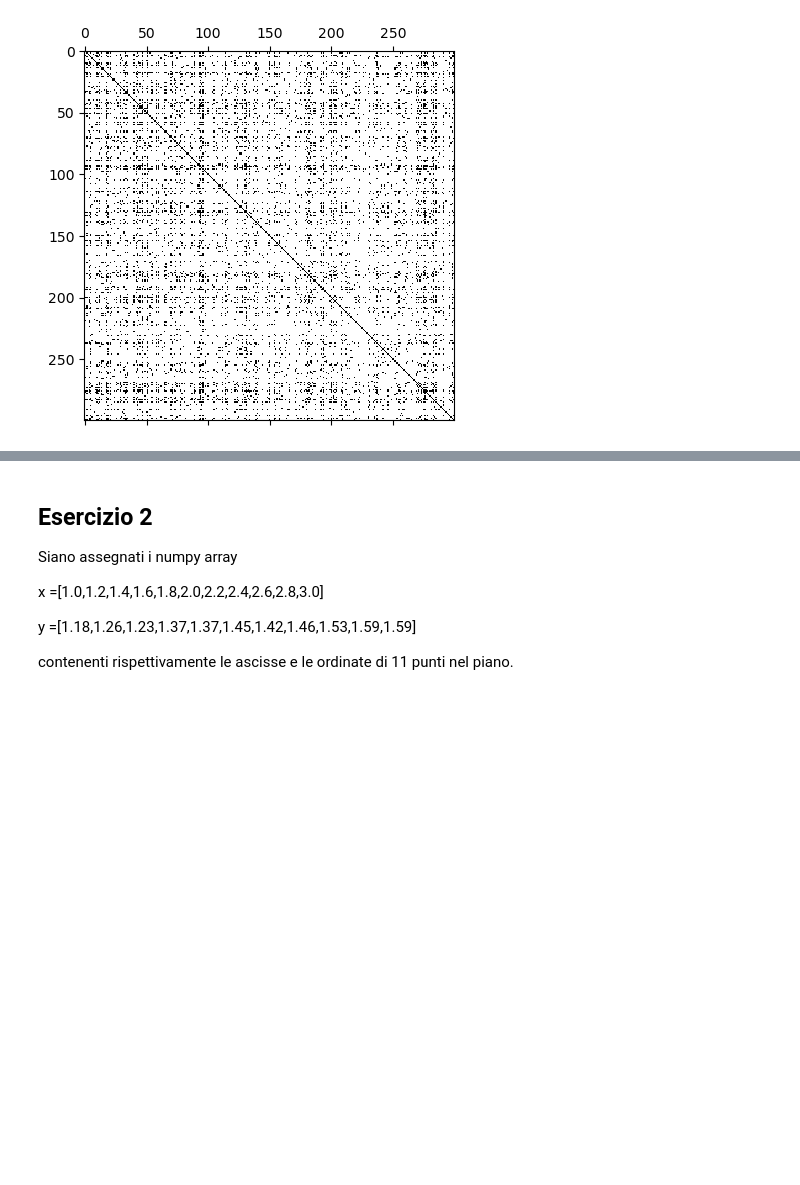
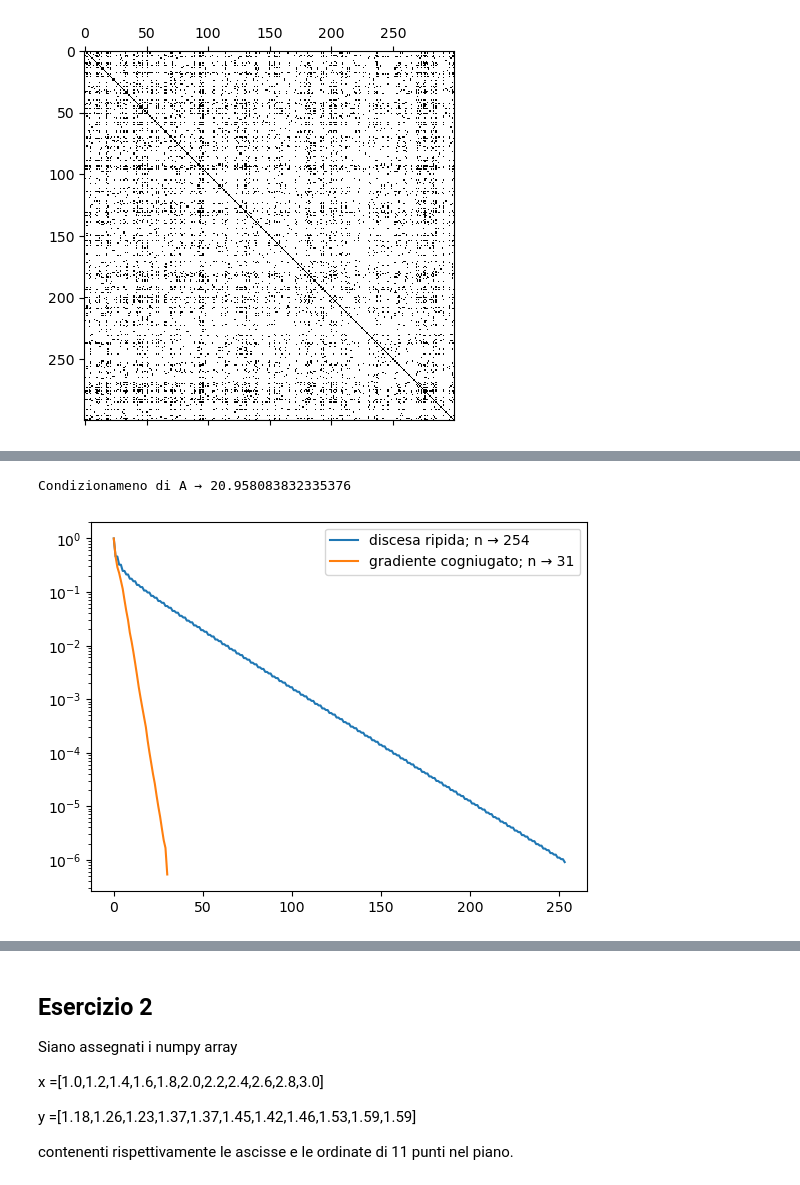
Before and after one commit to KeegTheBoi/metodi_numerici_es, a Jupyter notebook: Exam Attempts/Simulazione_I/Simulazione_Esame_I.ipynb, the cells around one changed output, grey strips where cells are left out. Cells and saved outputs as stored; diff of their text form; code cells hidden in the pictures; blank space fills up the shorter version.

```diff
--- a/Exam Attempts/Simulazione_I/Simulazione_Esame_I.ipynb
+++ b/Exam Attempts/Simulazione_I/Simulazione_Esame_I.ipynb
@@ -62,0 +104,14 @@ Per la lettura dei dati procedere nel seguente modo:
+# %%
+A1 = A + np.diag(np.ones_like(b) * 0.05)
+b1 = A1 @ np.ones_like(b)
+
+display(A1, b1, steepest, 'discesa ripida')
+display(A1, b1, conj, 'gradiente cogniugato')
+print(f'Condizionameno di A → {lin.cond(A1)}')
+#Notiamo infatti che il condizionamento influisce sul numero di iterazioni di entrambi i metodi,
+#Il metodo di discesa risente maggiormente dell'indice di condizionamento rispetto al gradiente cogniugato
+#la quale si differienza per maggiore convenienza e efficienza riuscendo a raggiungere una buona
+#convergenza per via del minor numero di moltiplicazione che deve fare ad ogni passo iterativo.
+# %% [output]
+Condizionameno di A → 20.958083832335376
+[figure, added]
```
Also changed, not shown: parts of 17 cells of this notebook, 6 other files.
